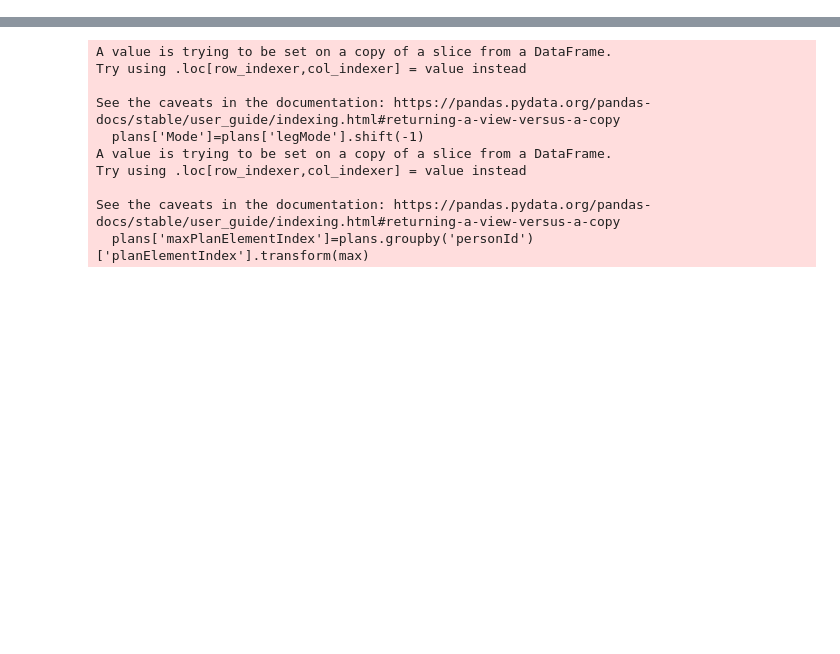
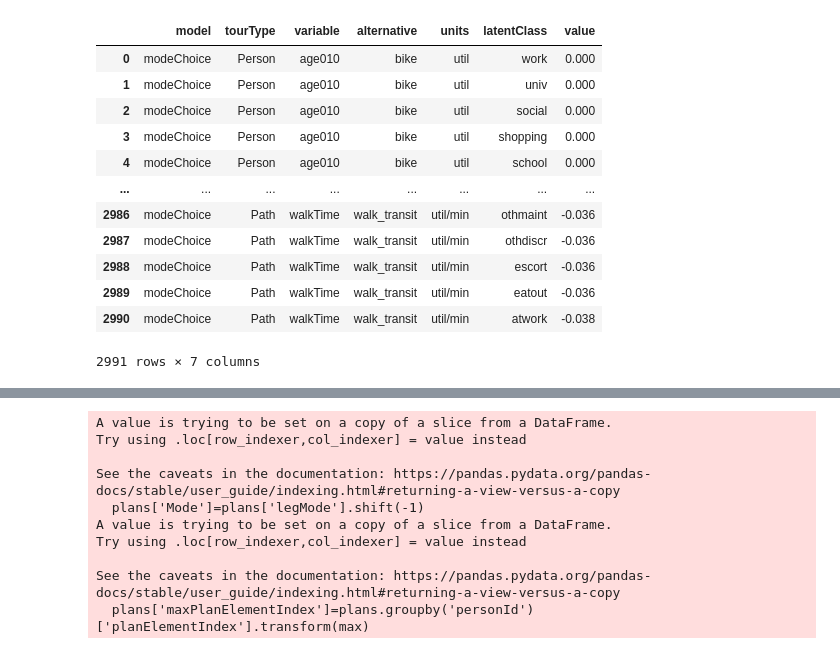
Before and after one commit to vsgo222/beam, a Jupyter notebook: output_analysis/Trips Comparison.ipynb, the cells around one changed output, grey strips where cells are left out. Cells and saved outputs as stored; diff of their text form; code cells hidden in the pictures; blank space fills up the shorter version.

Commit message:
SF Scenario Trials

```diff
--- a/output_analysis/Trips Comparison.ipynb
+++ b/output_analysis/Trips Comparison.ipynb
@@ -2,3 +2,4 @@
 import pandas as pd
 import numpy as np
 import geopandas as gp
+pd.options.display.max_columns=100
@@ -81,0 +188,17 @@ Wall time: 2.36 s
+# %%
+mc_params=pd.read_csv('../test/input/sf-test-scenario/Inputs/ActivitySimMC-TSCORE-trial-16.csv')
+mc_params
+# %% [output]
+|  | model | tourType | variable | alternative | units | latentClass | value |
+| 0 | modeChoice | Person | age010 | bike | util | work | 0.000 |
+| 1 | modeChoice | Person | age010 | bike | util | univ | 0.000 |
+| 2 | modeChoice | Person | age010 | bike | util | social | 0.000 |
+| 3 | modeChoice | Person | age010 | bike | util | shopping | 0.000 |
+| 4 | modeChoice | Person | age010 | bike | util | school | 0.000 |
+| ... | ... | ... | ... | ... | ... | ... | ... |
+| 2986 | modeChoice | Path | walkTime | walk_transit | util/min | othmaint | -0.036 |
+| 2987 | modeChoice | Path | walkTime | walk_transit | util/min | othdiscr | -0.036 |
+| 2988 | modeChoice | Path | walkTime | walk_transit | util/min | escort | -0.036 |
+| 2989 | modeChoice | Path | walkTime | walk_transit | util/min | eatout | -0.036 |
+| 2990 | modeChoice | Path | walkTime | walk_transit | util/min | atwork | -0.038 |
+2991 rows × 7 columns
```
Also changed, not shown: parts of 19 cells of this notebook, 17 other files.
